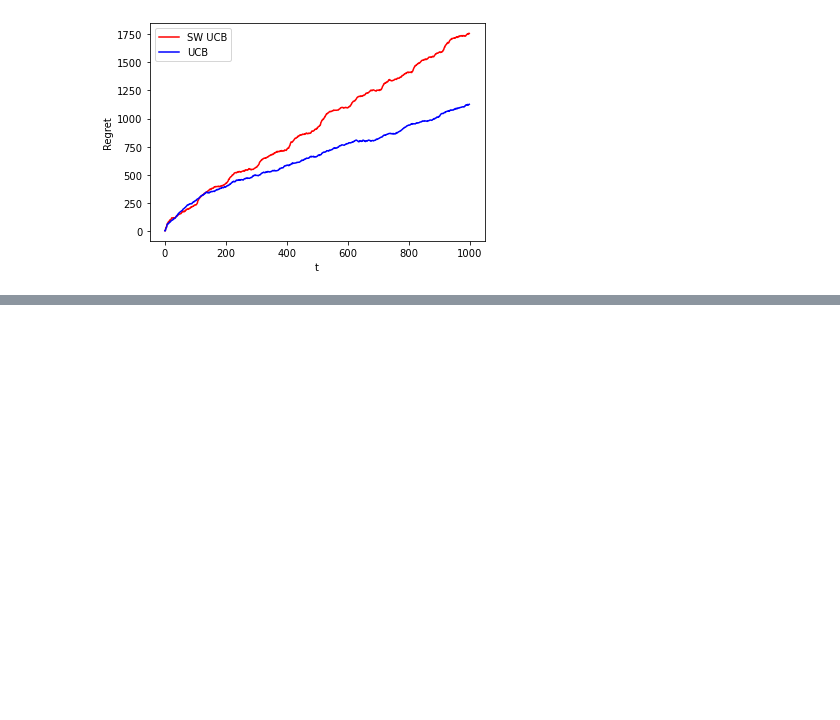
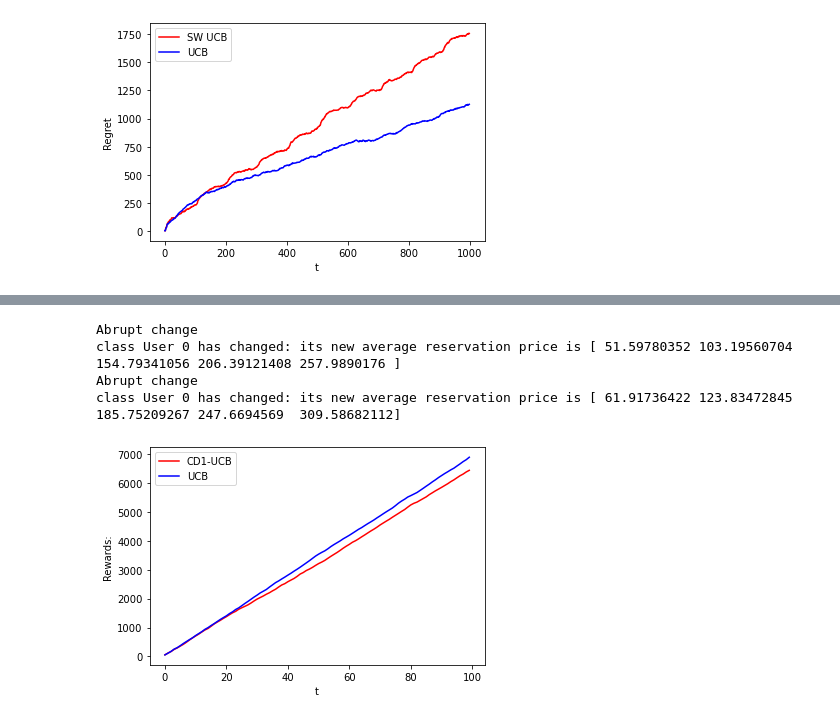
Before and after one commit to GiuliaMontani/Online-learning-application, a Jupyter notebook: Ola_project/Step6.ipynb, the cells around one changed output, grey strips where cells are left out. Saved outputs shown, nothing was run; the diff lists cells and outputs as text; code cells hidden in the pictures; blank space fills up the shorter version.

```diff
--- a/Ola_project/Step6.ipynb
+++ b/Ola_project/Step6.ipynb
@@ -405,0 +582,63 @@ plt.show()
+# %%
+#Comparison between SD1-UCB and UCB
+# dynamic environment
+
+n_arms = 4
+num_users = 100
+n_days = 100
+fixed_alpha = 1
+fixed_weights = 0
+fixed_units = 1  # 0 ?
+n_experiments = 1
+
+window_size = 50
+
+days_of_change = [50, 70]
+
+
+cd_ucb_rewards_per_experiment = []
+ucb_rewards_per_experiment = []
+
+cd_ucb_pulls_per_arm_per_experiment = []
+ucb_pulls_per_arm_per_experiment = []
+
+
+for e in range(n_experiments):
+
+    env = Environment(n_arms, E, margins_matrix, num_users, fixed_alpha,fixed_weights,fixed_units)
+    ucb_learner = UCB(n_arms=n_arms)
+    cd_UCB_learner = CD1_UCB(n_arms, window_size)
+
+    for d in range(n_days):
+        for day_of_change in days_of_change:
+            if d==day_of_change:
+                env.abrupt_change([0],1.20)
+
+        pulled_arm = ucb_learner.pull_arm()
+        reward = env.round(pulled_arm)
+        ucb_learner.update(pulled_arm, reward)
+
+        pulled_arm = cd_UCB_learner.pull_arm()
+        reward = env.round(pulled_arm, )
+        cd_UCB_learner.update(pulled_arm, reward)
+
+    cd_ucb_rewards_per_experiment.append(cd_UCB_learner.collected_rewards)
+    ucb_rewards_per_experiment.append(ucb_learner.collected_rewards)
+
+
+    cd_ucb_pulls_per_arm_per_experiment.append(cd_UCB_learner.counter_per_arm)
+    ucb_pulls_per_arm_per_experiment.append(ucb_learner.counter_per_arm)
+
+plt.figure(0)
+plt.xlabel("t")
+plt.ylabel("Rewards:")
+plt.plot(np.cumsum(np.mean(cd_ucb_rewards_per_experiment, axis=0)), 'r')
+plt.plot(np.cumsum(np.mean(ucb_rewards_per_experiment, axis=0)), 'b')
+plt.legend(["CD1-UCB","UCB"])
+plt.show()
+# %% [output]
+Abrupt change
+class User 0 has changed: its new average reservation price is [ 51.59780352 103.19560704 154.79341056 206.39121408 257.9890176 ]
+Abrupt change
+class User 0 has changed: its new average reservation price is [ 61.91736422 123.83472845 185.75209267 247.6694569  309.58682112]
+[figure, added]
```
Also changed, not shown: parts of 20 cells of this notebook, 3 other files.
